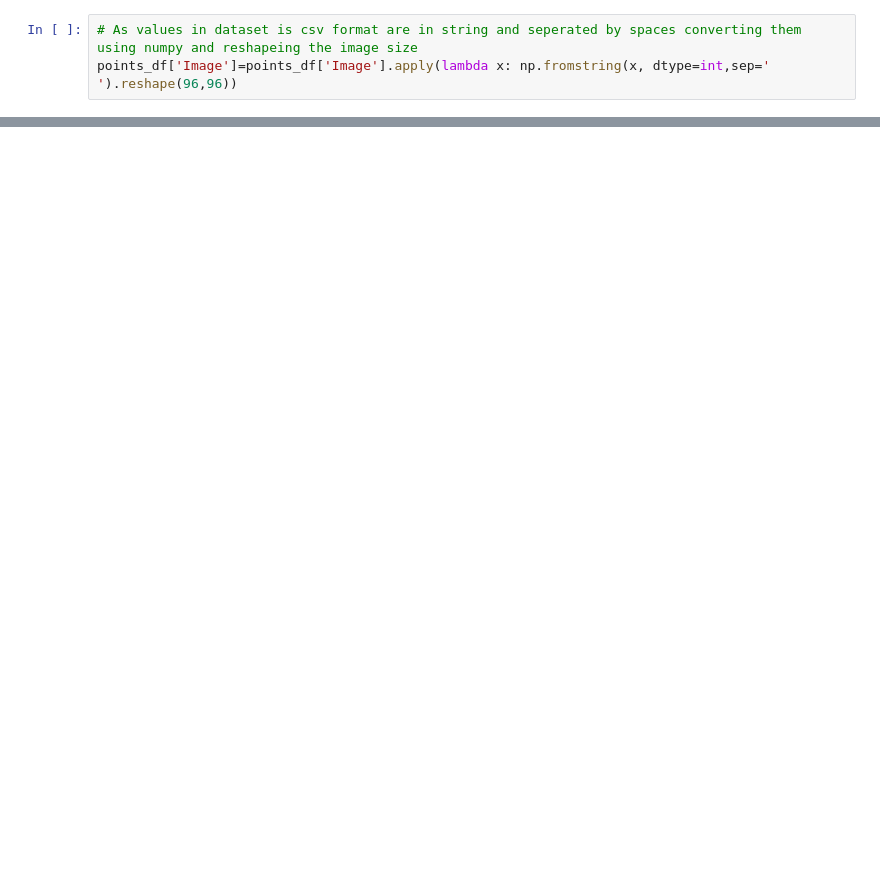
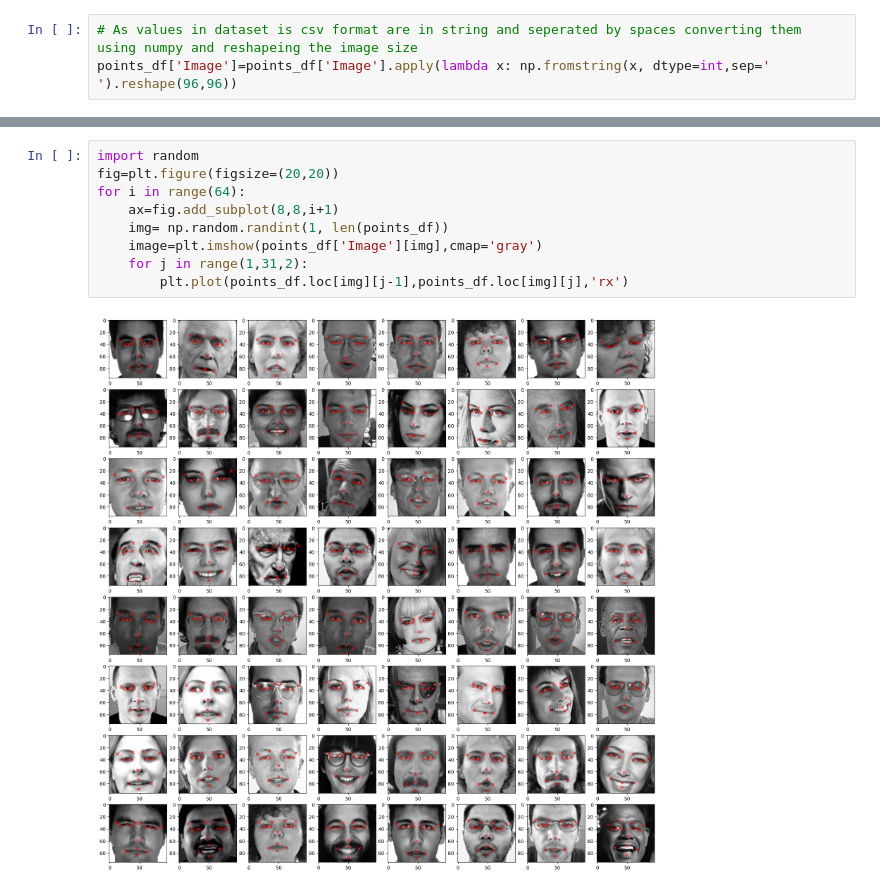
Before and after one commit to rajputdevyansh/Facial-Key-Points-Detection, a Jupyter notebook: Facial-Key-Points-Detection.ipynb, the cells around one changed output, grey strips where cells are left out. Saved outputs shown, nothing was run; the diff lists cells and outputs as text; blank space fills up the shorter version.

Commit message:
Key point visual

```diff
--- a/Facial-Key-Points-Detection.ipynb
+++ b/Facial-Key-Points-Detection.ipynb
@@ -61,3 +131,14 @@ for i in range(16):
         plt.plot(points_df.loc[i][j-1],points_df.loc[i][j],'rx')
 # %% [output]
 [figure]
+# %%
+import random
+fig=plt.figure(figsize=(20,20))
+for i in range(64):
+    ax=fig.add_subplot(8,8,i+1)
+    img= np.random.randint(1, len(points_df))
+    image=plt.imshow(points_df['Image'][img],cmap='gray')
+    for j in range(1,31,2):
+        plt.plot(points_df.loc[img][j-1],points_df.loc[img][j],'rx')
+# %% [output]
+[figure, added]
```
Also changed, not shown: parts of 9 cells of this notebook.
